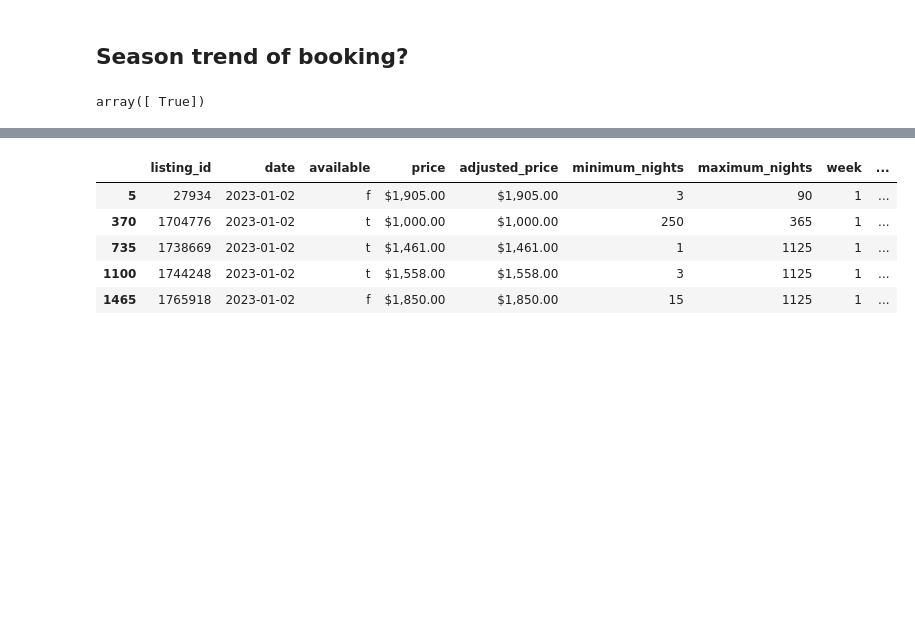
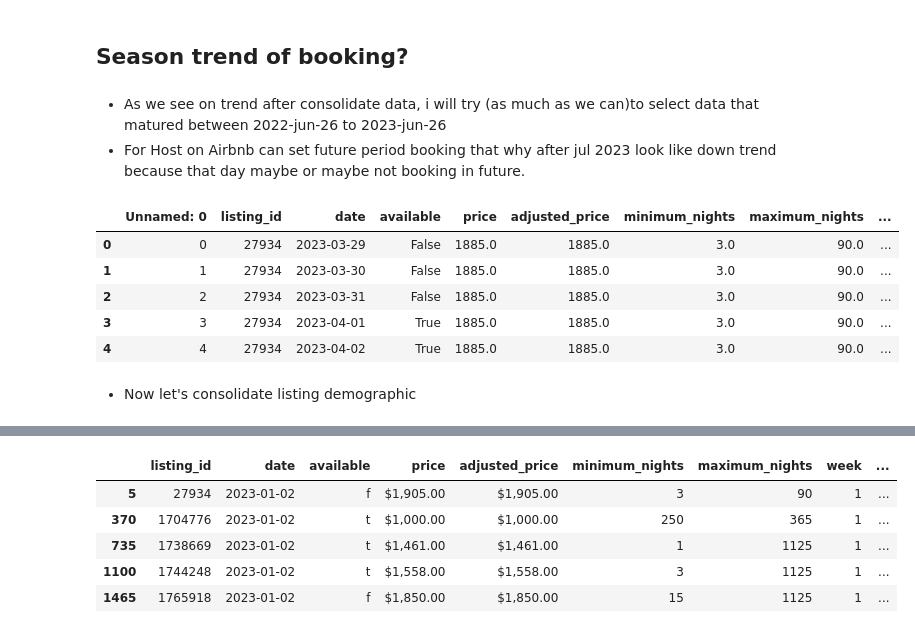
Before and after one commit to sitsawek/data-science-project, a Jupyter notebook: dynamic_pricing_airbnb_bankok.ipynb, the cells around one changed output, grey strips where cells are left out. Cells and saved outputs as stored; diff of their text form; code cells hidden in the pictures; blank space fills up the shorter version.

```diff
--- a/dynamic_pricing_airbnb_bankok.ipynb
+++ b/dynamic_pricing_airbnb_bankok.ipynb
@@ -167,7 +169,8 @@ fig.show()
 # %%
 season_trend = df_final.query('available == True').groupby('date').listing_id.nunique().reset_index()
 px.line(season_trend, x='date', y='listing_id')
-# %%
-df_final.available.unique()
-# %% [output]
-array([ True])
+# %% [markdown]
+- As we see on trend after consolidate data, i will try (as much as we can)to select data that matured between 2022-jun-26 to 2023-jun-26
+- For Host on Airbnb can set future period booking that why after jul 2023 look like down trend because that day maybe or maybe not booking in future.
+# %%
+df_jun_26 = df_final[(df_final['date']>='2022-06-26') & (df_final['date']<='2023-06-26')]
@@ -173,0 +180,11 @@ array([ True])
+# %%
+df_jun_26.head()
+# %% [output]
+|  | Unnamed: 0 | listing_id | date | available | price | adjusted_price | minimum_nights | maximum_nights | ... |
+| 0 | 0 | 27934 | 2023-03-29 | False | 1885.0 | 1885.0 | 3.0 | 90.0 | ... |
+| 1 | 1 | 27934 | 2023-03-30 | False | 1885.0 | 1885.0 | 3.0 | 90.0 | ... |
+| 2 | 2 | 27934 | 2023-03-31 | False | 1885.0 | 1885.0 | 3.0 | 90.0 | ... |
+| 3 | 3 | 27934 | 2023-04-01 | True | 1885.0 | 1885.0 | 3.0 | 90.0 | ... |
+| 4 | 4 | 27934 | 2023-04-02 | True | 1885.0 | 1885.0 | 3.0 | 90.0 | ... |
+# %% [markdown]
+- Now let's consolidate listing demographic
```
Also changed, not shown: parts of 7 cells of this notebook.
